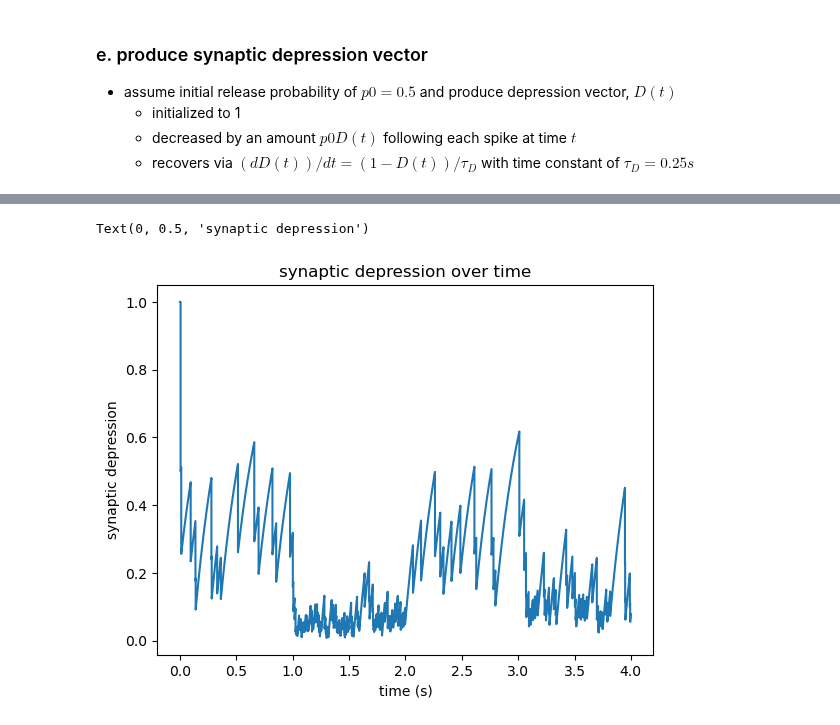
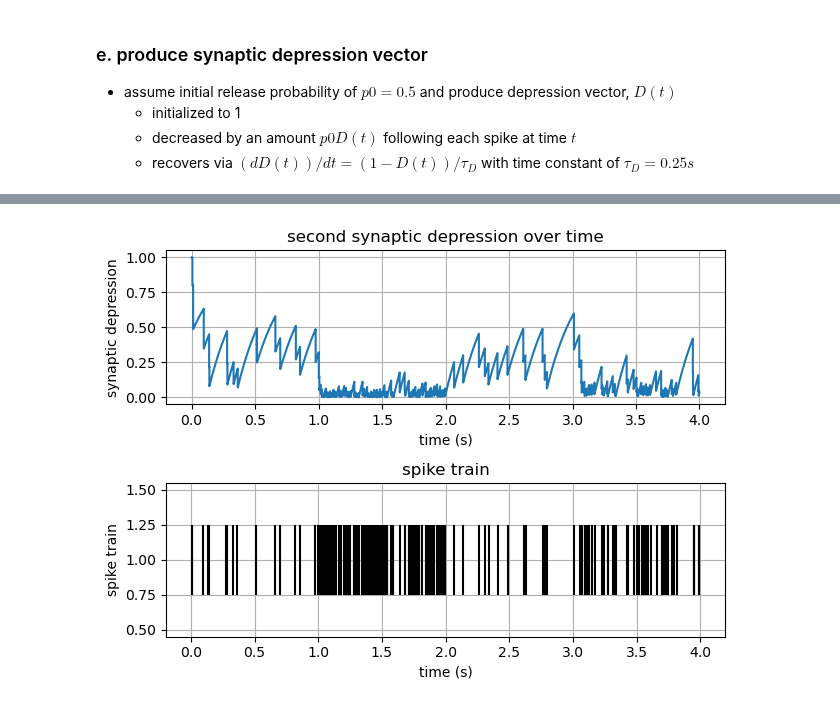
Before and after one commit to polsen99/intro_comp_neuro, a Jupyter notebook: tutorial 5.1 - synaptic responses to changes in inputs.ipynb, the cells around one changed output, grey strips where cells are left out. Cells and saved outputs as stored; diff of their text form; code cells hidden in the pictures.

```diff
--- a/tutorial 5.1 - synaptic responses to changes in inputs.ipynb
+++ b/tutorial 5.1 - synaptic responses to changes in inputs.ipynb
@@ -94,0 +171,16 @@ for i in range(1, len(t)):
+# %%
+tau = 0.25
+p0 = 0.2
+f_fac = 0.25
+f_max = (1 / p0)
+
+facilitation = np.ones_like(t)
+
+for i in range(1, len(t)):
+    # recover
+    df_dt = (1 - facilitation[i - 1]) / tau
+    facilitation[i] = facilitation[i - 1] + df_dt*dt
+
+    # except spike
+    if spike_train[i] == 1:
+        facilitation[i] += f_fac * (f_max - facilitation[i - 1])
@@ -95,8 +212,32 @@ for i in range(1, len(t)):
+# %%
+p0 = 0.2
+tau = 0.25
+
+depression = np.ones_like(t)
+
+for i in range(1, len(t)):
+    # recover
+    dd_dt = (1 - depression[i - 1]) / tau
+    depression[i] = depression[i - 1] + dd_dt * dt
+
+    # decrease if spike
+    if spike_train[i] == 1:
+        depression[i] -= p0 * depression[i - 1] * facilitation[i - 1]
 # %%
+plt.subplot(2, 1, 1)
 plt.plot(t, depression)
-plt.title('synaptic depression over time')
+plt.title('second synaptic depression over time')
 plt.xlabel('time (s)')
 plt.ylabel('synaptic depression')
+plt.grid(True)
+
+plt.subplot(2, 1, 2)
+plt.eventplot(t[spike_train], color='k', linelengths=0.5)
+plt.ylabel('spike train')
+plt.title('spike train')
+plt.xlabel('time (s)')
+plt.grid(True)
+
+plt.tight_layout()
 # %% [output]
-Text(0, 0.5, 'synaptic depression')
-[figure, old version]
+[figure, new version]
```
Also changed, not shown: parts of 20 cells of this notebook.
